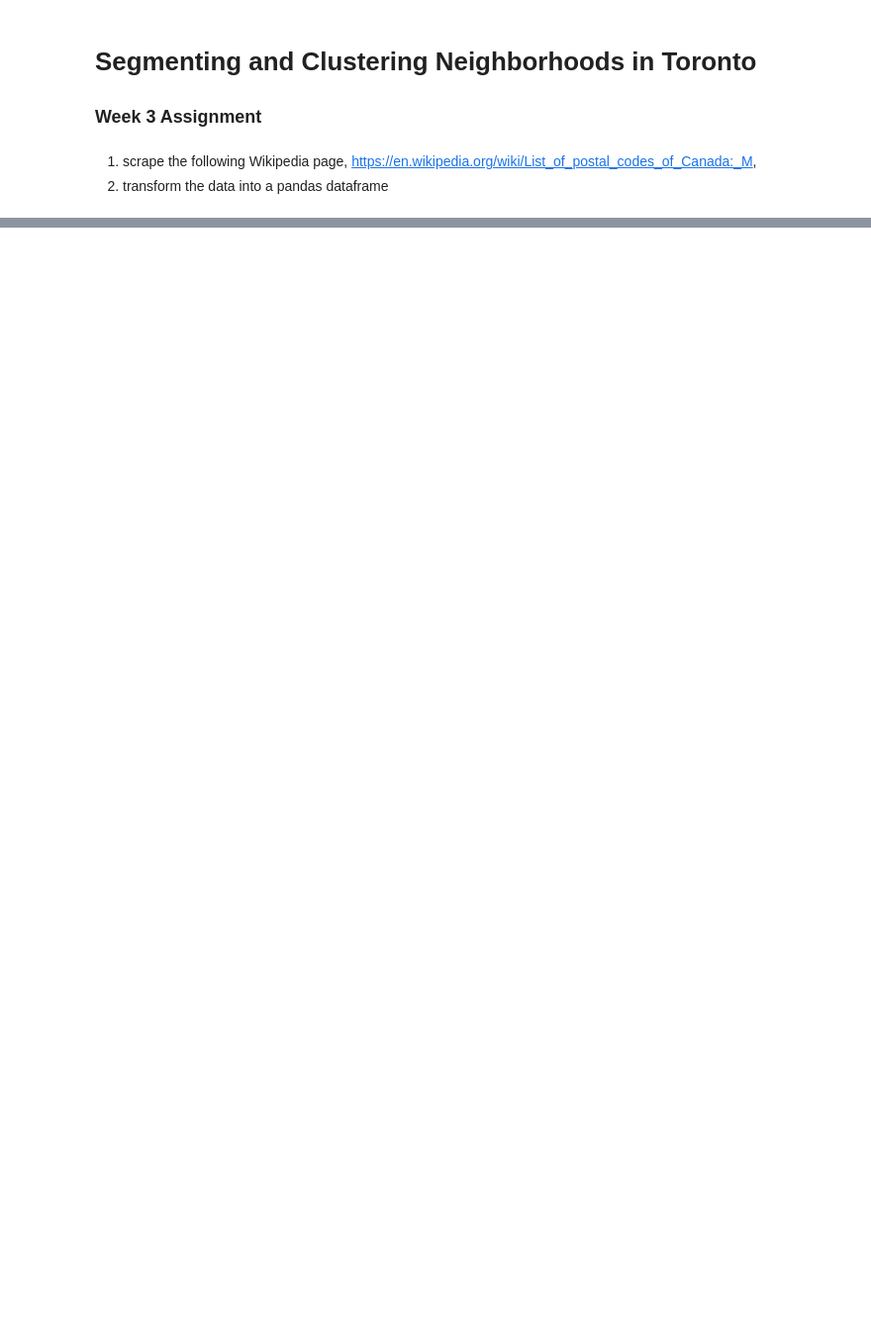
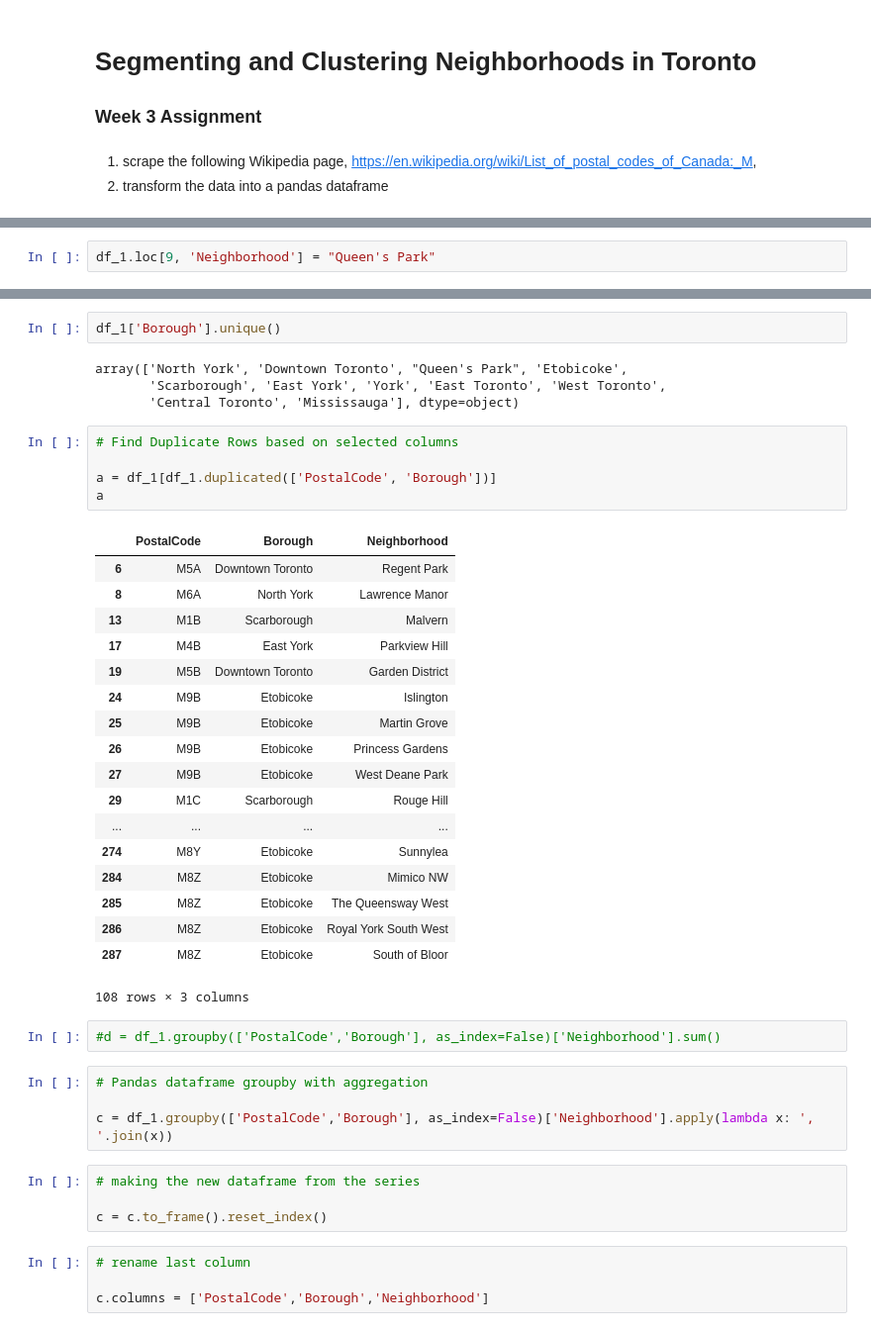
Before and after one commit to jianxungao/Coursera_Capstone, a Jupyter notebook: Toronto_Segmentation.ipynb, the cells around one changed output, grey strips where cells are left out. Shown: that part at 99% size. Drawn from its saved outputs; the diff is of its cells as text; blank space fills up the shorter version.

```diff
--- a/Toronto_Segmentation.ipynb
+++ b/Toronto_Segmentation.ipynb
@@ -44,0 +94,2 @@ page
+# %%
+df_1.loc[9, 'Neighborhood'] = "Queen's Park"
@@ -44,0 +126,44 @@ page
+# %%
+df_1['Borough'].unique()
+# %% [output]
+array(['North York', 'Downtown Toronto', "Queen's Park", 'Etobicoke',
+       'Scarborough', 'East York', 'York', 'East Toronto', 'West Toronto',
+       'Central Toronto', 'Mississauga'], dtype=object)
+# %%
+# Find Duplicate Rows based on selected columns
+
+a = df_1[df_1.duplicated(['PostalCode', 'Borough'])]
+a
+# %% [output]
+|  | PostalCode | Borough | Neighborhood |
+| 6 | M5A | Downtown Toronto | Regent Park |
+| 8 | M6A | North York | Lawrence Manor |
+| 13 | M1B | Scarborough | Malvern |
+| 17 | M4B | East York | Parkview Hill |
+| 19 | M5B | Downtown Toronto | Garden District |
+| 24 | M9B | Etobicoke | Islington |
+| 25 | M9B | Etobicoke | Martin Grove |
+| 26 | M9B | Etobicoke | Princess Gardens |
+| 27 | M9B | Etobicoke | West Deane Park |
+| 29 | M1C | Scarborough | Rouge Hill |
+| ... | ... | ... | ... |
+| 274 | M8Y | Etobicoke | Sunnylea |
+| 284 | M8Z | Etobicoke | Mimico NW |
+| 285 | M8Z | Etobicoke | The Queensway West |
+| 286 | M8Z | Etobicoke | Royal York South West |
+| 287 | M8Z | Etobicoke | South of Bloor |
+108 rows × 3 columns
+# %%
+#d = df_1.groupby(['PostalCode','Borough'], as_index=False)['Neighborhood'].sum()
+# %%
+# Pandas dataframe groupby with aggregation
+
+c = df_1.groupby(['PostalCode','Borough'], as_index=False)['Neighborhood'].apply(lambda x: ', '.join(x))
+# %%
+# making the new dataframe from the series
+
+c = c.to_frame().reset_index()
+# %%
+# rename last column
+
+c.columns = ['PostalCode','Borough','Neighborhood']
```
Also changed, not shown: parts of 24 cells of this notebook.
